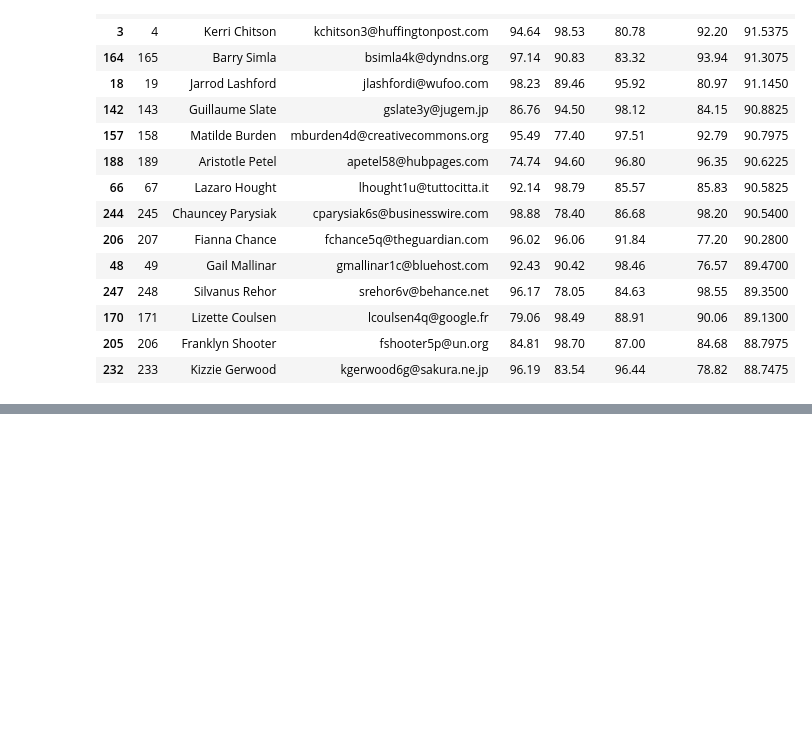
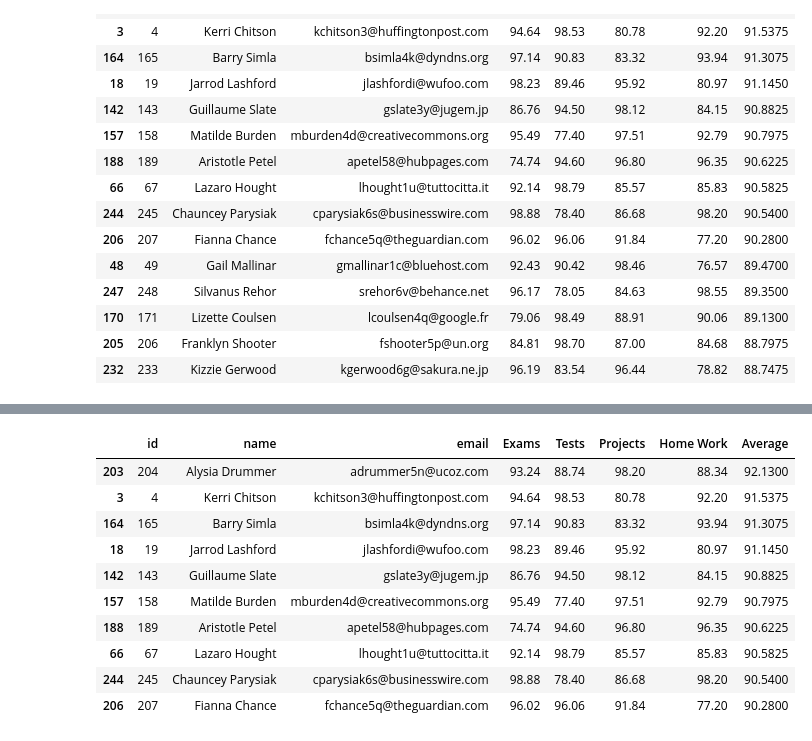
Before and after one commit to stradtkt/DataScience, a Jupyter notebook: pandas_practice.ipynb, the cells around one changed output, grey strips where cells are left out. Saved outputs shown, nothing was run; the diff lists cells and outputs as text; code cells hidden in the pictures; blank space fills up the shorter version.

```diff
--- a/pandas_practice.ipynb
+++ b/pandas_practice.ipynb
@@ -72,0 +117,15 @@ df.head(15)
+# %%
+df.drop(columns=['id'])
+df.head(10)
+# %% [output]
+|  | id | name | email | Exams | Tests | Projects | Home Work | Average |
+| 203 | 204 | Alysia Drummer | adrummer5n@ucoz.com | 93.24 | 88.74 | 98.20 | 88.34 | 92.1300 |
+| 3 | 4 | Kerri Chitson | kchitson3@huffingtonpost.com | 94.64 | 98.53 | 80.78 | 92.20 | 91.5375 |
+| 164 | 165 | Barry Simla | bsimla4k@dyndns.org | 97.14 | 90.83 | 83.32 | 93.94 | 91.3075 |
+| 18 | 19 | Jarrod Lashford | jlashfordi@wufoo.com | 98.23 | 89.46 | 95.92 | 80.97 | 91.1450 |
+| 142 | 143 | Guillaume Slate | gslate3y@jugem.jp | 86.76 | 94.50 | 98.12 | 84.15 | 90.8825 |
+| 157 | 158 | Matilde Burden | mburden4d@creativecommons.org | 95.49 | 77.40 | 97.51 | 92.79 | 90.7975 |
+| 188 | 189 | Aristotle Petel | apetel58@hubpages.com | 74.74 | 94.60 | 96.80 | 96.35 | 90.6225 |
+| 66 | 67 | Lazaro Hought | lhought1u@tuttocitta.it | 92.14 | 98.79 | 85.57 | 85.83 | 90.5825 |
+| 244 | 245 | Chauncey Parysiak | cparysiak6s@businesswire.com | 98.88 | 78.40 | 86.68 | 98.20 | 90.5400 |
+| 206 | 207 | Fianna Chance | fchance5q@theguardian.com | 96.02 | 96.06 | 91.84 | 77.20 | 90.2800 |
```
Also changed, not shown: parts of 5 cells of this notebook.
